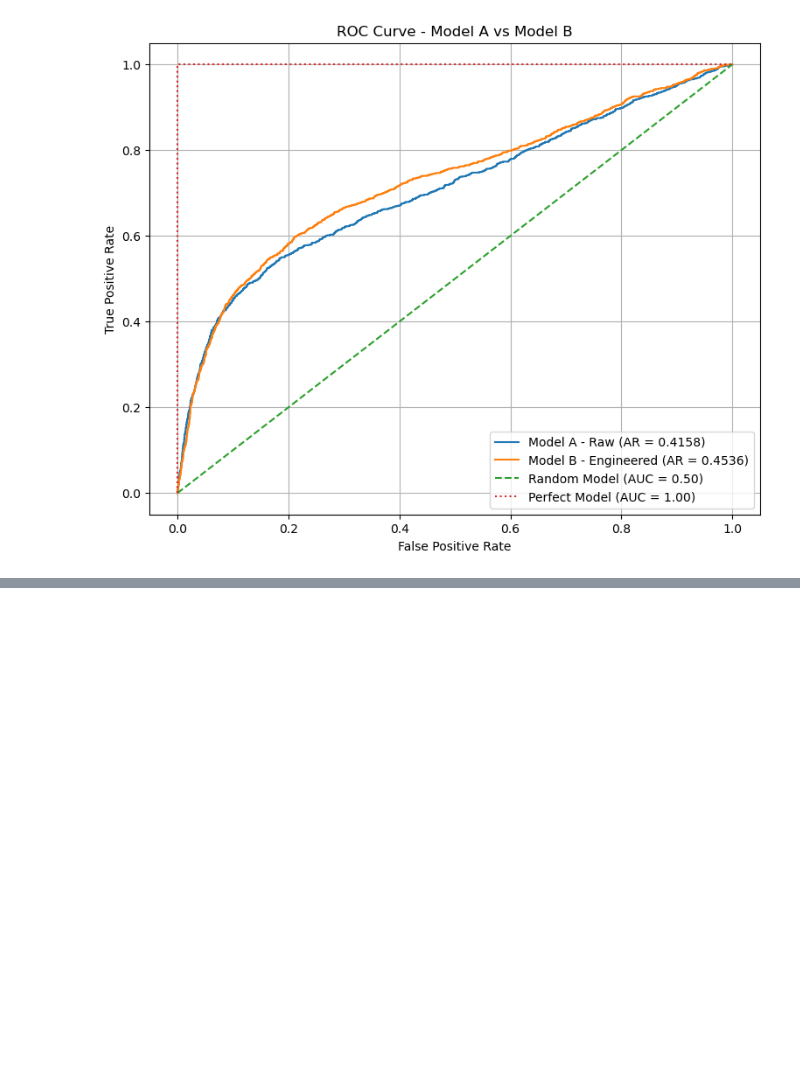
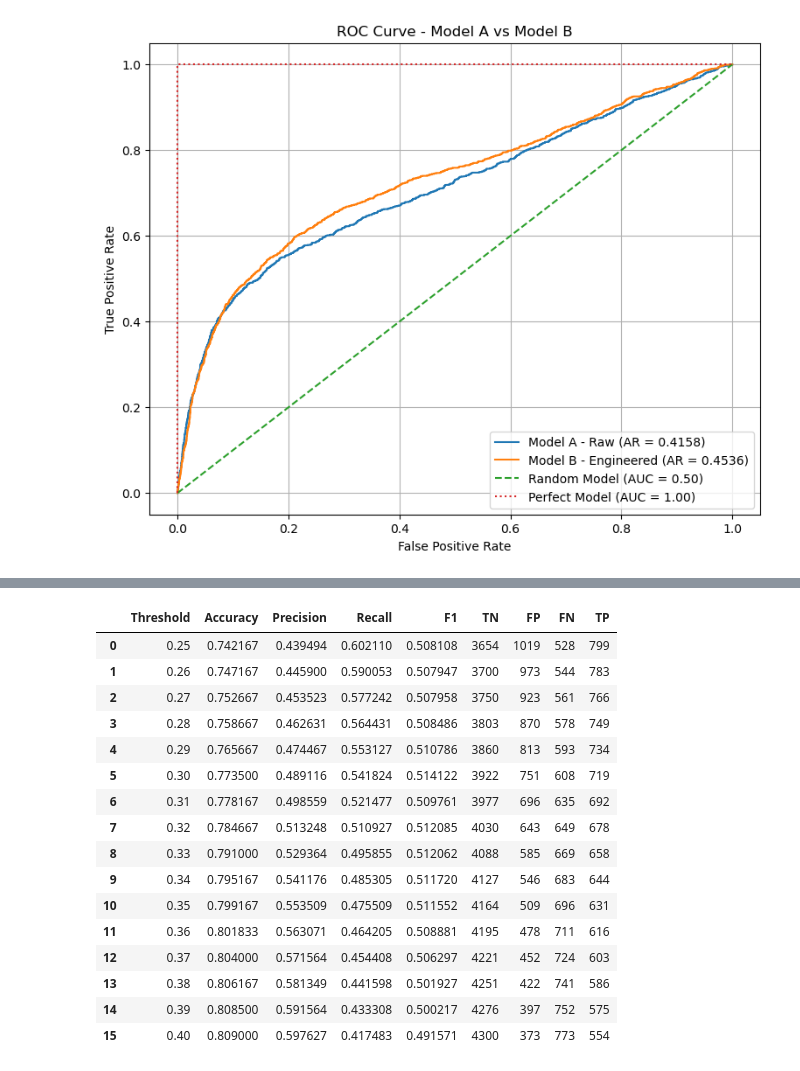
Before and after one commit to kahaan1302/Credit-Card-Default-Prediction, a Jupyter notebook: 03_data_prep_&_scaling.ipynb, the cells around one changed output, grey strips where cells are left out. Drawn from its saved outputs; the diff is of its cells as text; code cells hidden in the pictures; blank space fills up the shorter version.

```diff
--- a/03_data_prep_&_scaling.ipynb
+++ b/03_data_prep_&_scaling.ipynb
@@ -1034,0 +1142,53 @@ plt.show()
+# %%
+thresholds_fine = np.arange(0.25, 0.401, 0.01)
+
+results_fine = []
+
+for threshold in thresholds_fine:
+
+    y_pred_threshold = (y_B_prob >= threshold).astype(int)
+
+    tn, fp, fn, tp = confusion_matrix(
+        y_B_test,
+        y_pred_threshold
+    ).ravel()
+
+    results_fine.append({
+        "Threshold": threshold,
+        "Accuracy": accuracy_score(y_B_test, y_pred_threshold),
+        "Precision": precision_score(
+            y_B_test, y_pred_threshold, zero_division=0
+        ),
+        "Recall": recall_score(
+            y_B_test, y_pred_threshold
+        ),
+        "F1": f1_score(
+            y_B_test, y_pred_threshold
+        ),
+        "TN": tn,
+        "FP": fp,
+        "FN": fn,
+        "TP": tp
+    })
+
+threshold_results_fine = pd.DataFrame(results_fine)
+
+threshold_results_fine
+# %% [output]
+|  | Threshold | Accuracy | Precision | Recall | F1 | TN | FP | FN | TP |
+| 0 | 0.25 | 0.742167 | 0.439494 | 0.602110 | 0.508108 | 3654 | 1019 | 528 | 799 |
+| 1 | 0.26 | 0.747167 | 0.445900 | 0.590053 | 0.507947 | 3700 | 973 | 544 | 783 |
+| 2 | 0.27 | 0.752667 | 0.453523 | 0.577242 | 0.507958 | 3750 | 923 | 561 | 766 |
+| 3 | 0.28 | 0.758667 | 0.462631 | 0.564431 | 0.508486 | 3803 | 870 | 578 | 749 |
+| 4 | 0.29 | 0.765667 | 0.474467 | 0.553127 | 0.510786 | 3860 | 813 | 593 | 734 |
+| 5 | 0.30 | 0.773500 | 0.489116 | 0.541824 | 0.514122 | 3922 | 751 | 608 | 719 |
+| 6 | 0.31 | 0.778167 | 0.498559 | 0.521477 | 0.509761 | 3977 | 696 | 635 | 692 |
+| 7 | 0.32 | 0.784667 | 0.513248 | 0.510927 | 0.512085 | 4030 | 643 | 649 | 678 |
+| 8 | 0.33 | 0.791000 | 0.529364 | 0.495855 | 0.512062 | 4088 | 585 | 669 | 658 |
+| 9 | 0.34 | 0.795167 | 0.541176 | 0.485305 | 0.511720 | 4127 | 546 | 683 | 644 |
+| 10 | 0.35 | 0.799167 | 0.553509 | 0.475509 | 0.511552 | 4164 | 509 | 696 | 631 |
+| 11 | 0.36 | 0.801833 | 0.563071 | 0.464205 | 0.508881 | 4195 | 478 | 711 | 616 |
+| 12 | 0.37 | 0.804000 | 0.571564 | 0.454408 | 0.506297 | 4221 | 452 | 724 | 603 |
+| 13 | 0.38 | 0.806167 | 0.581349 | 0.441598 | 0.501927 | 4251 | 422 | 741 | 586 |
+| 14 | 0.39 | 0.808500 | 0.591564 | 0.433308 | 0.500217 | 4276 | 397 | 752 | 575 |
+| 15 | 0.40 | 0.809000 | 0.597627 | 0.417483 | 0.491571 | 4300 | 373 | 773 | 554 |
```
Also changed, not shown: parts of 11 cells of this notebook.
